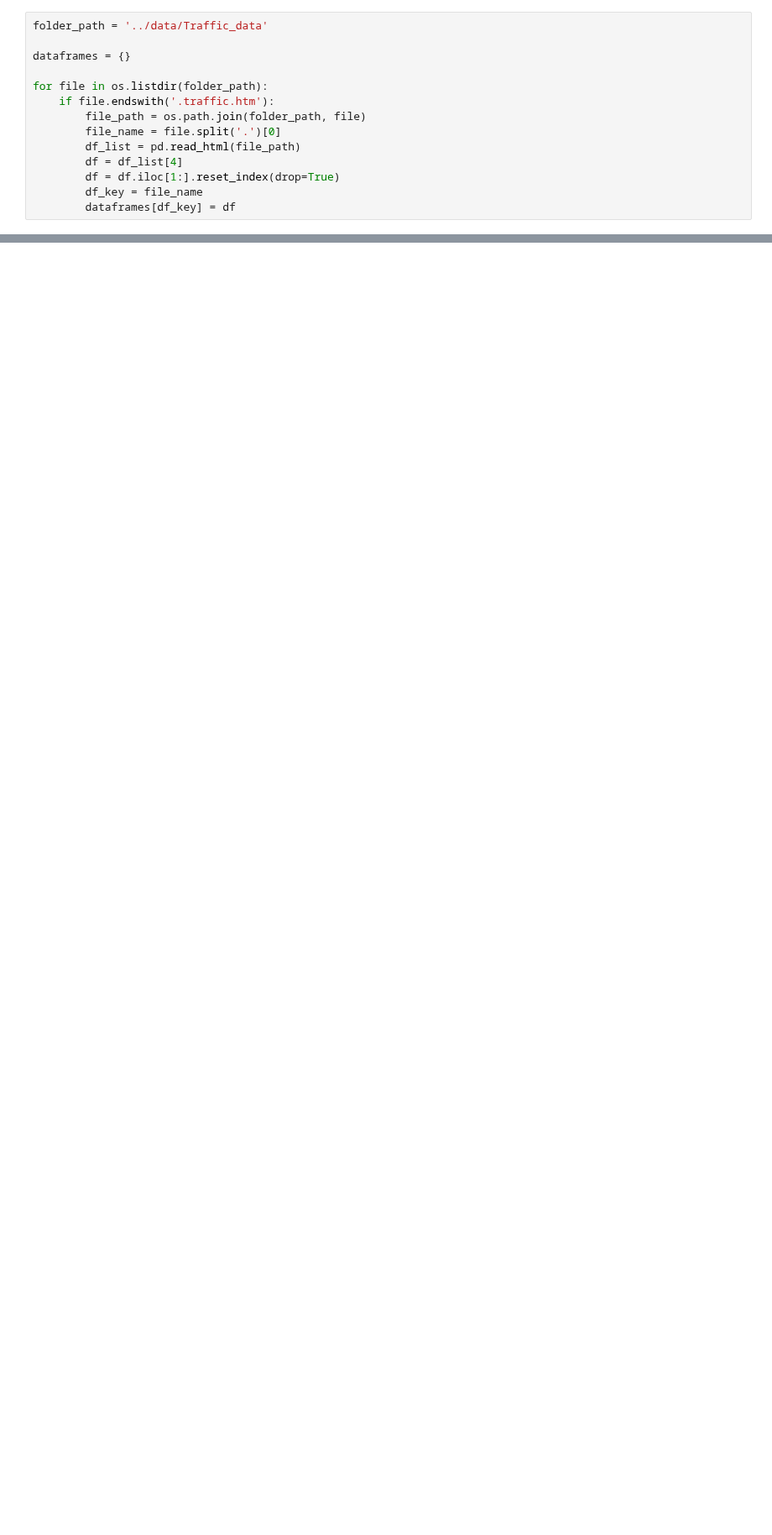
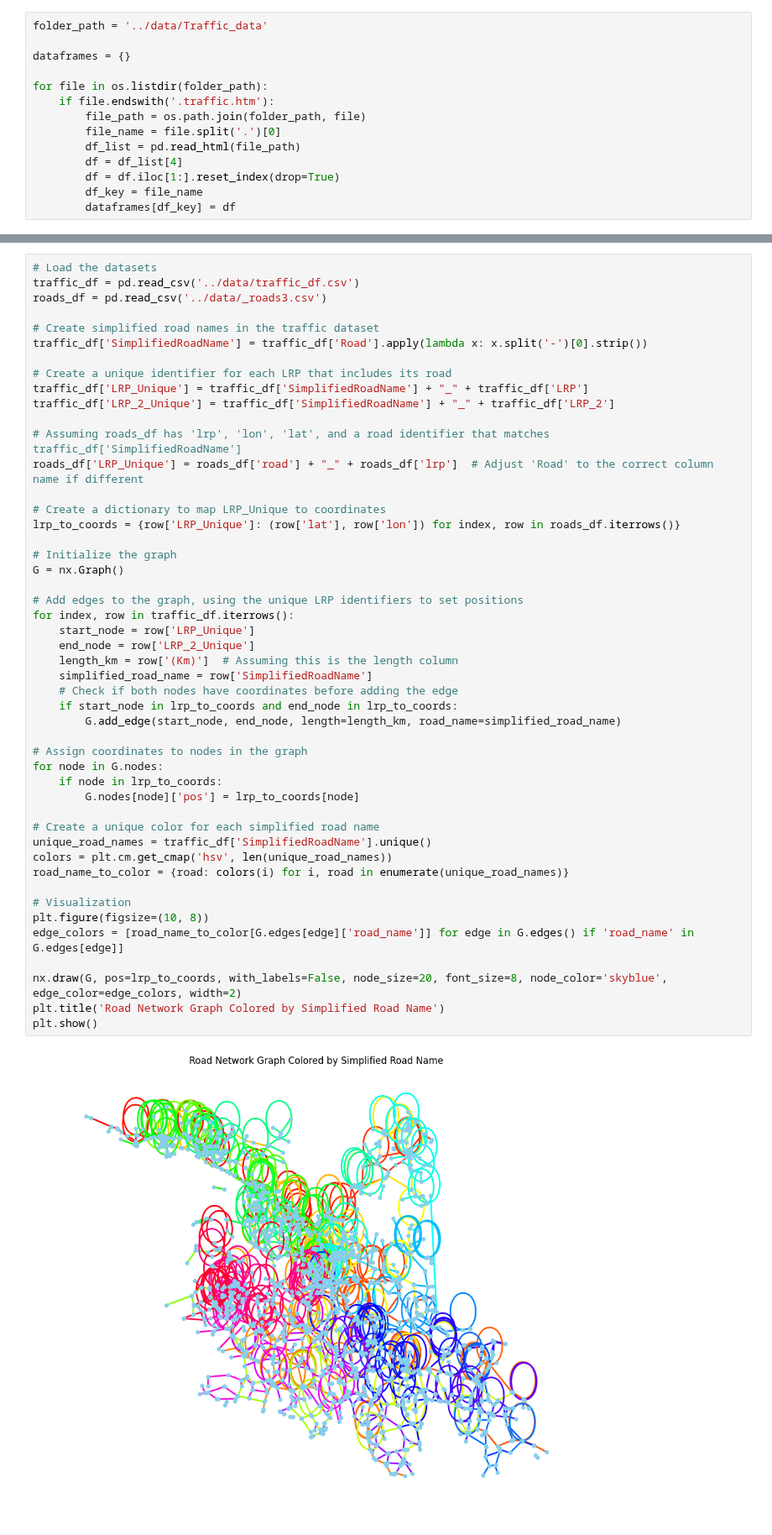
Before and after one commit to JulianvanRie/Advanced_Simulation_AS3, a Jupyter notebook: EPA133a-G2-A4/model/Julian doet nog meer dingen.ipynb, the cells around one changed output, grey strips where cells are left out. Shown at 84% size. Cells and saved outputs as stored; diff of their text form; blank space fills up the shorter version.

```diff
--- a/EPA133a-G2-A4/model/Julian doet nog meer dingen.ipynb
+++ b/EPA133a-G2-A4/model/Julian doet nog meer dingen.ipynb
@@ -70,0 +57,50 @@ df.iloc[1:5,:]
+# %%
+# Load the datasets
+traffic_df = pd.read_csv('../data/traffic_df.csv')
+roads_df = pd.read_csv('../data/_roads3.csv')
+
+# Create simplified road names in the traffic dataset
+traffic_df['SimplifiedRoadName'] = traffic_df['Road'].apply(lambda x: x.split('-')[0].strip())
+
+# Create a unique identifier for each LRP that includes its road
+traffic_df['LRP_Unique'] = traffic_df['SimplifiedRoadName'] + "_" + traffic_df['LRP']
+traffic_df['LRP_2_Unique'] = traffic_df['SimplifiedRoadName'] + "_" + traffic_df['LRP_2']
+
+# Assuming roads_df has 'lrp', 'lon', 'lat', and a road identifier that matches traffic_df['SimplifiedRoadName']
+roads_df['LRP_Unique'] = roads_df['road'] + "_" + roads_df['lrp']  # Adjust 'Road' to the correct column name if different
+
+# Create a dictionary to map LRP_Unique to coordinates
+lrp_to_coords = {row['LRP_Unique']: (row['lat'], row['lon']) for index, row in roads_df.iterrows()}
+
+# Initialize the graph
+G = nx.Graph()
+
+# Add edges to the graph, using the unique LRP identifiers to set positions
+for index, row in traffic_df.iterrows():
+    start_node = row['LRP_Unique']
+    end_node = row['LRP_2_Unique']
+    length_km = row['(Km)']  # Assuming this is the length column
+    simplified_road_name = row['SimplifiedRoadName']
+    # Check if both nodes have coordinates before adding the edge
+    if start_node in lrp_to_coords and end_node in lrp_to_coords:
+        G.add_edge(start_node, end_node, length=length_km, road_name=simplified_road_name)
+
+# Assign coordinates to nodes in the graph
+for node in G.nodes:
+    if node in lrp_to_coords:
+        G.nodes[node]['pos'] = lrp_to_coords[node]
+
+# Create a unique color for each simplified road name
+unique_road_names = traffic_df['SimplifiedRoadName'].unique()
+colors = plt.cm.get_cmap('hsv', len(unique_road_names))
+road_name_to_color = {road: colors(i) for i, road in enumerate(unique_road_names)}
+
+# Visualization
+plt.figure(figsize=(10, 8))
+edge_colors = [road_name_to_color[G.edges[edge]['road_name']] for edge in G.edges() if 'road_name' in G.edges[edge]]
+
+nx.draw(G, pos=lrp_to_coords, with_labels=False, node_size=20, font_size=8, node_color='skyblue', edge_color=edge_colors, width=2)
+plt.title('Road Network Graph Colored by Simplified Road Name')
+plt.show()
+# %% [output]
+[figure, added]
```
Also changed, not shown: parts of 7 cells of this notebook, 3 other files.
